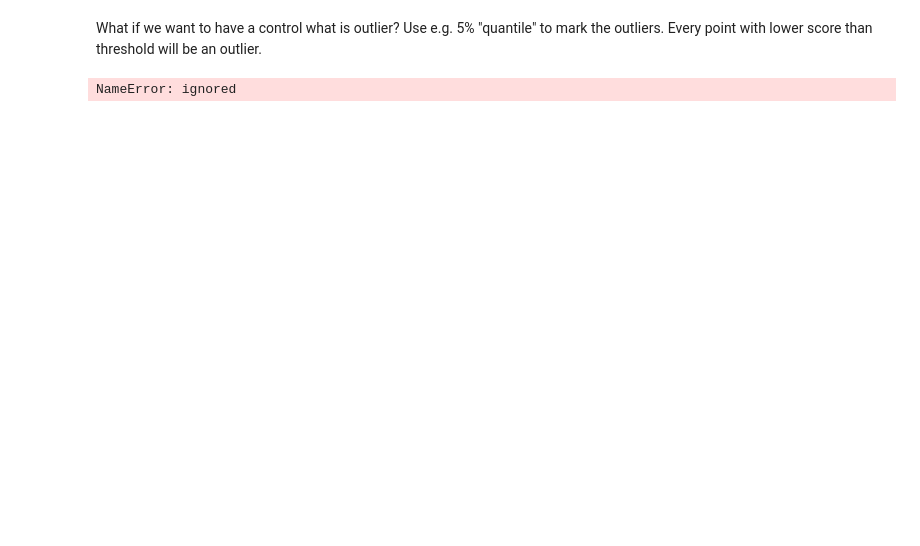
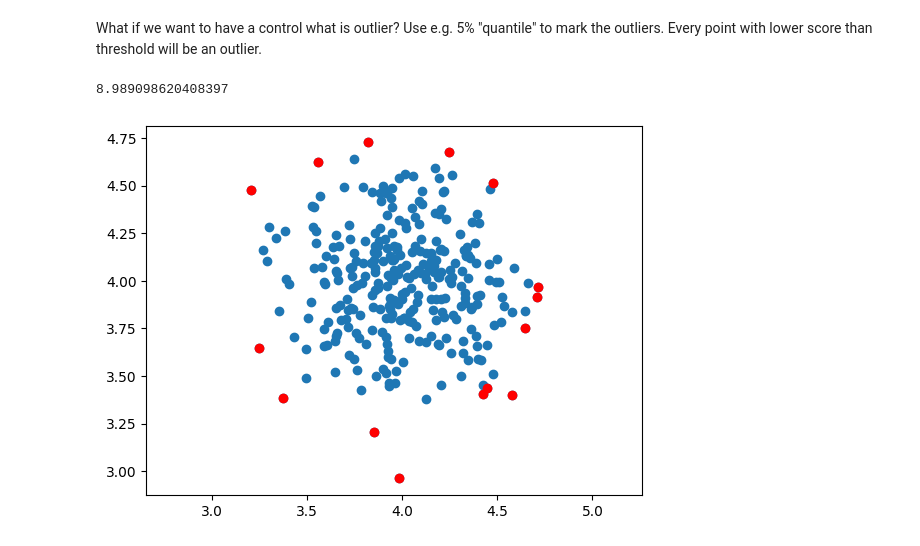
Before and after one commit to SoudruhRomanCZ/KRIVANEK-240642-MLF, a Jupyter notebook: LAB2/MPA_MLF_SVM_2students_comments.ipynb, the cells around one changed output. Drawn from its saved outputs; the diff is of its cells as text; code cells hidden in the pictures; blank space fills up the shorter version.

```diff
--- a/LAB2/MPA_MLF_SVM_2students_comments.ipynb
+++ b/LAB2/MPA_MLF_SVM_2students_comments.ipynb
@@ -140,14 +143,15 @@ What if we want to have a control what is outlier? Use e.g. 5% "quantile" to mar
 # %%
 scores = SVMmodelOne.score_samples(x)
 
-thresh = quantile(scores, 0.01)
+thresh = quantile(scores, 0.05)
 print(thresh)
 index = where(scores<=thresh)
 values = x[index]
 
 plt.scatter(x[:,0], x[:,1])
 plt.scatter(values[:,0], values[:,1], color='red')
 plt.axis('equal')
 plt.show()
 # %% [output]
-NameError: ignored
+8.989098620408397
+[figure, added]
```
Also changed, not shown: parts of 4 cells of this notebook.
